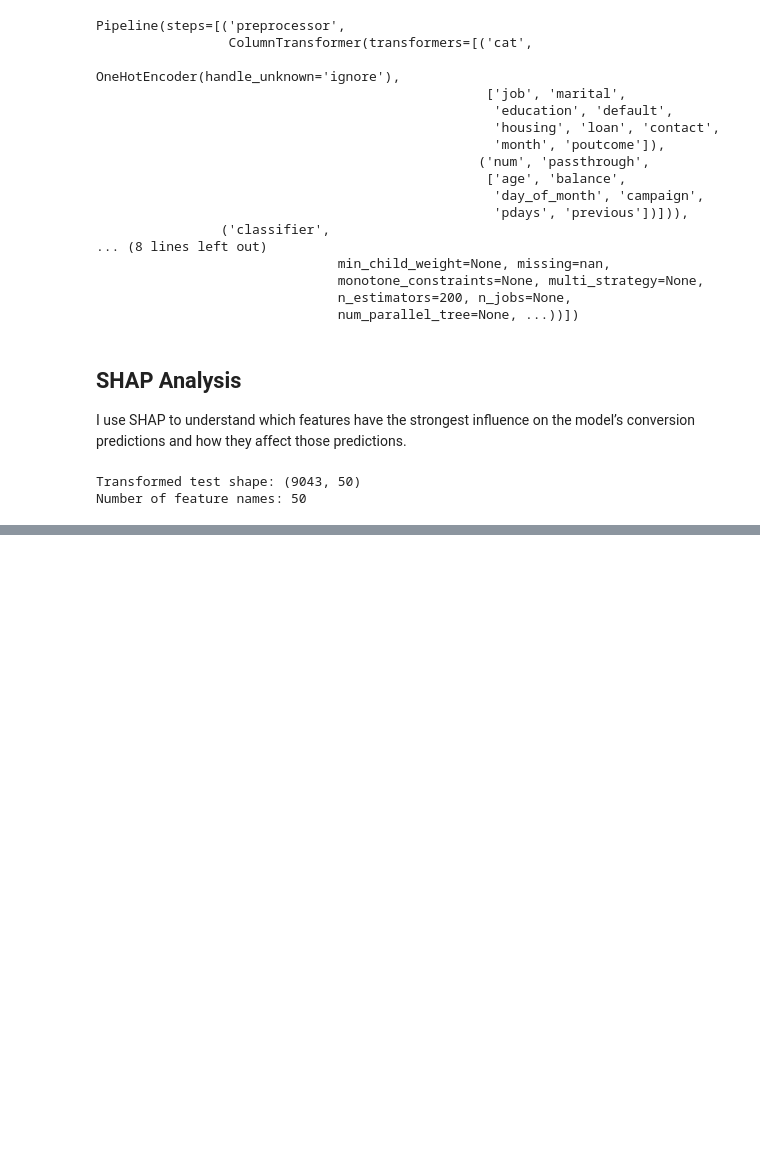
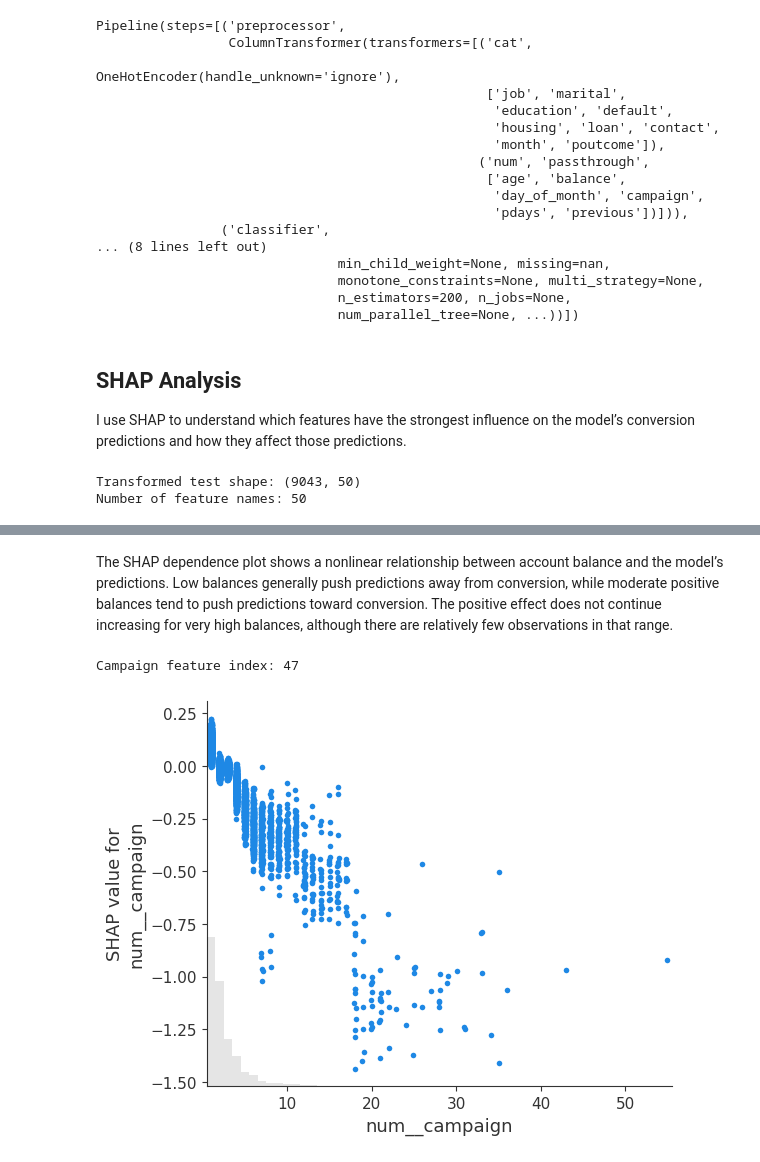
Before and after one commit to soumaya-lamrhari/customer-conversion-prediction, a Jupyter notebook: notebooks/4_model_explainability.ipynb, the cells around one changed output, grey strips where cells are left out. Cells and saved outputs as stored; diff of their text form; code cells hidden in the pictures; blank space fills up the shorter version.

```diff
--- a/notebooks/4_model_explainability.ipynb
+++ b/notebooks/4_model_explainability.ipynb
@@ -153,0 +203,13 @@ Number of feature names: 50
+# %% [markdown]
+The SHAP dependence plot shows a nonlinear relationship between account balance and the model’s predictions. Low balances generally push predictions away from conversion, while moderate positive balances tend to push predictions toward conversion. The positive effect does not continue increasing for very high balances, although there are relatively few observations in that range.
+# %%
+# Find the position of the campaign feature
+campaign_index = list(feature_names).index("num__campaign")
+
+print("Campaign feature index:", campaign_index)
+
+# Show how the number of campaign contacts affects the model's predictions
+shap.plots.scatter(shap_values[:, campaign_index])
+# %% [output]
+Campaign feature index: 47
+[figure, added]
```
Also changed, not shown: parts of 8 cells of this notebook.
